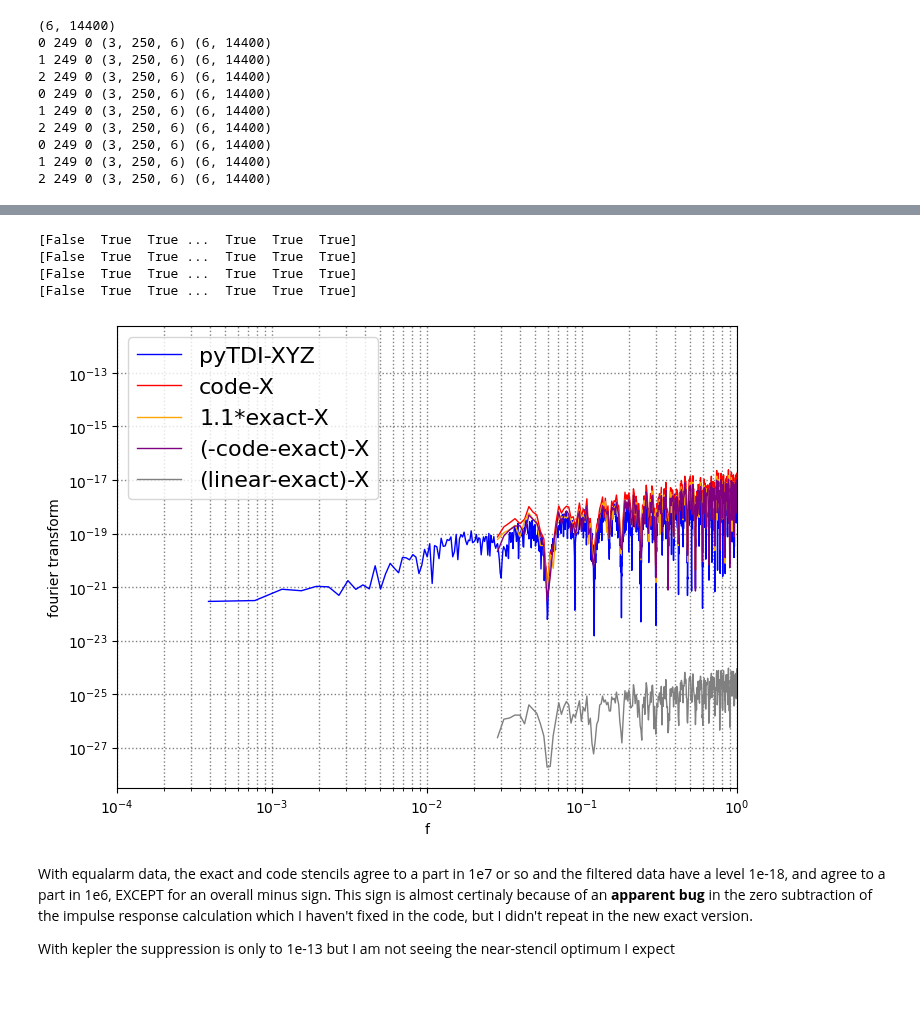
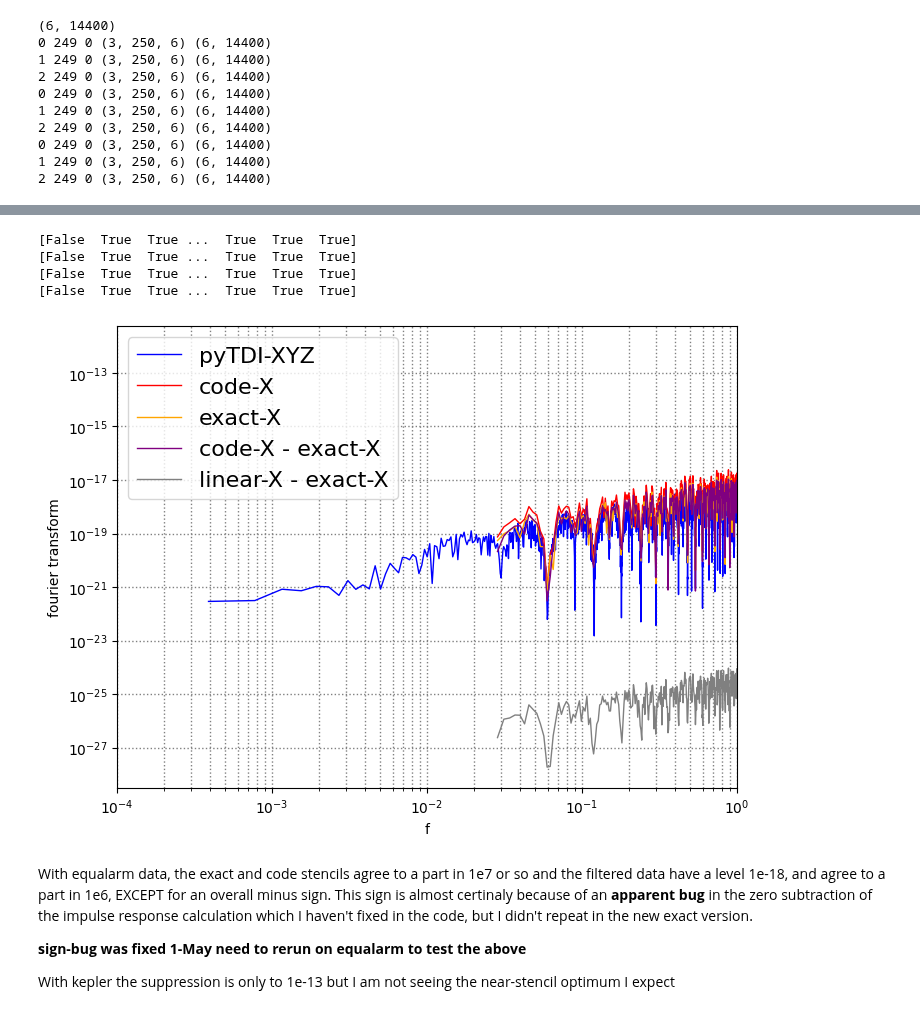
Before and after one commit to eleonoracastelli/pcipy, a Jupyter notebook: notebooks/Compute TDI Stencil.ipynb, the cells around one changed output, grey strips where cells are left out. Saved outputs shown, nothing was run; the diff lists cells and outputs as text; code cells hidden in the pictures.

```diff
--- a/notebooks/Compute TDI Stencil.ipynb
+++ b/notebooks/Compute TDI Stencil.ipynb
@@ -506,7 +506,7 @@ y_isi_td=TimeData(y_full_isi[:,:10000].T, dt=1/fs,names=mosas_order)
 # %%
 import time
 s=time.time()
-XYZc=tdifilt.apply_filter(y_td,method='convolve')
+XYZc=tdifilt.apply_filter(y_td,method='dot')
 #XYZc=apply_filter(tdifilt,y_td,method='convolve')
 print(time.time()-s)
 # %% [output]
@@ -990,39 +987,41 @@ f,data=do_ft(XYZcode)
 datac=data
 axes.loglog(f[i0::iev], np.abs(data[ixyz,i0::iev]), linewidth=1, color=colors[1], label='code-'+'XYZ'[ixyz])
 
 f,data=do_ft(XYZse)
 datae=data
-axes.loglog(f[i0::iev], np.abs(data[ixyz,i0::iev])*1.1, linewidth=1, color=colors[2], label='1.1*exact-'+'XYZ'[ixyz])
+axes.loglog(f[i0::iev], np.abs(data[ixyz,i0::iev]), linewidth=1, color=colors[2], label='exact-'+'XYZ'[ixyz])
 
-data=-datac-datae
-axes.loglog(f[i0::iev], np.abs(data[ixyz,i0::iev]), linewidth=1, color=colors[3], label='(-code-exact)-'+'XYZ'[ixyz])
+data=datac-datae
+axes.loglog(f[i0::iev], np.abs(data[ixyz,i0::iev]), linewidth=1, color=colors[3], label='code-'+'XYZ'[ixyz]+' - exact-'+'XYZ'[ixyz])
 
 f,data=do_ft(XYZsl)
 datal=data
 data=datal-datae
-axes.loglog(f[i0::iev], np.abs(data[ixyz,i0::iev]), linewidth=1, color=colors[4], label='(linear-exact)-'+'XYZ'[ixyz])
+axes.loglog(f[i0::iev], np.abs(data[ixyz,i0::iev]), linewidth=1, color=colors[4], label='linear-'+'XYZ'[ixyz]+' - exact-'+'XYZ'[ixyz])
 
 
 
 axes.set_xlabel("f")
 axes.set_ylabel(r"fourier transform")
 plt.legend(loc='upper left', fontsize=16)
 # axes.set_ylim([1e-24, 1e-17])
 axes.set_xlim([1e-4, 1])
 #plt.title("PCI 2.0 (" + str(int(ns/fs/3600))+" hours, nh = "+str(nhalf)+")")
 plt.grid(linewidth=1.0,
          color='gray',
          linestyle='dotted',
          which='both',
          axis='both')
 #plt.show()
 # %% [output]
 [False  True  True ...  True  True  True]
 [False  True  True ...  True  True  True]
 [False  True  True ...  True  True  True]
 [False  True  True ...  True  True  True]
-[figure, old version]
+[figure, new version]
 # %% [markdown]
 With equalarm data, the exact and code stencils agree to a part in 1e7 or so and the filtered data have a level 1e-18, and agree to a part in 1e6, EXCEPT for an overall minus sign. This sign is almost certinaly because of an **apparent bug** in the zero subtraction of the impulse response calculation which I haven't fixed in the code, but I didn't repeat in the new exact version.
 
+**sign-bug was fixed 1-May need to rerun on equalarm to test the above**
+
 With kepler the suppression is only to 1e-13 but I am not seeing the near-stencil optimum I expect
```
Also changed, not shown: parts of 11 cells of this notebook, 2 other files.
